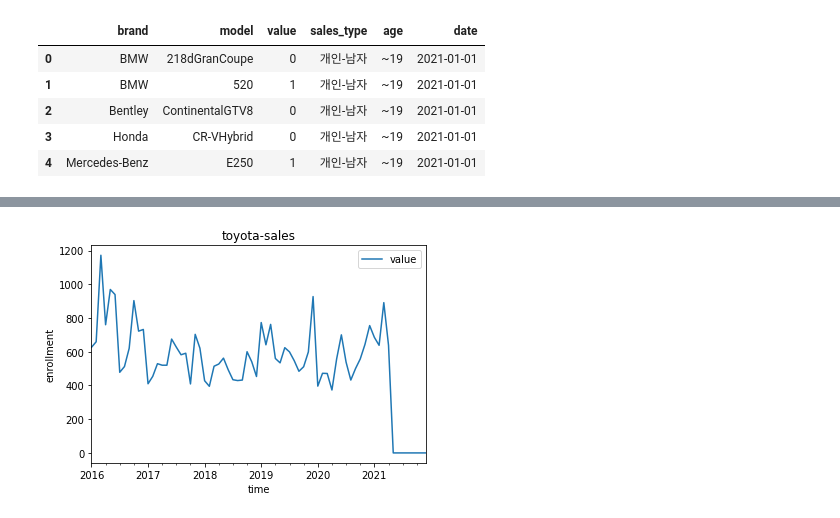
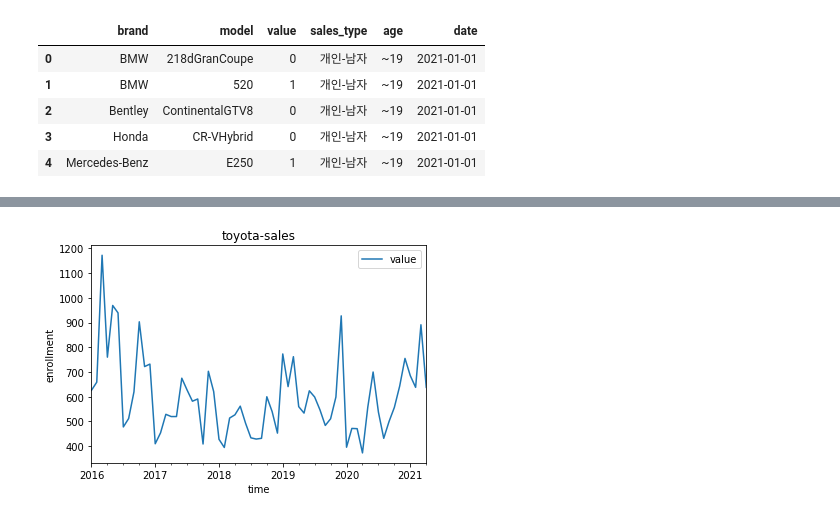
Before and after one commit to FLY-CODE77/fly-code-projects, a Jupyter notebook: car-ad/toyota-ad.ipynb, the cells around one changed output, grey strips where cells are left out. Saved outputs shown, nothing was run; the diff lists cells and outputs as text; code cells hidden in the pictures.

```diff
--- a/car-ad/toyota-ad.ipynb
+++ b/car-ad/toyota-ad.ipynb
@@ -44,12 +45,14 @@ my_db = pd.read_csv("my_db.csv")
 # %%
 kaida = pd.read_csv("kaida.csv")
 # %%
-# I need datetime
 kaida["date"] = (kaida["year"].map(str) + "-" + kaida["month"].str.replace("월", ""))
 kaida["date"] = pd.to_datetime(kaida["date"])
 
 kaida.drop(["month", "year"], axis=1, inplace=True)
 
+# 16-01 ~ 21-04
+kaida = kaida[kaida["date"].between("2016-01-01 ","2021-04-01")]
+
 # I need int type in value
 kaida["value"] = kaida["value"].str.replace(",","")
 kaida["value"] = kaida["value"] .astype(int)
@@ -69,6 +82,7 @@ toyota_kaida = kaida[kaida["brand"] == "Toyota"]
 # %%
 # toyota sales plot
-toyota_kaida.groupby("date").sum().plot(title="toyota-sales" , xlabel="time" , ylabel="enrollment")
+toyota_kaida.groupby("date").sum().plot(title="toyota-sales" , xlabel="time" , ylabel="enrollment",\
+                                        xlim =("2016-01-01 ","2021-04-01"))
 plt.show()
 # %% [output]
-[figure, old version]
+[figure, new version]
```
Also changed, not shown: parts of 10 cells of this notebook.
